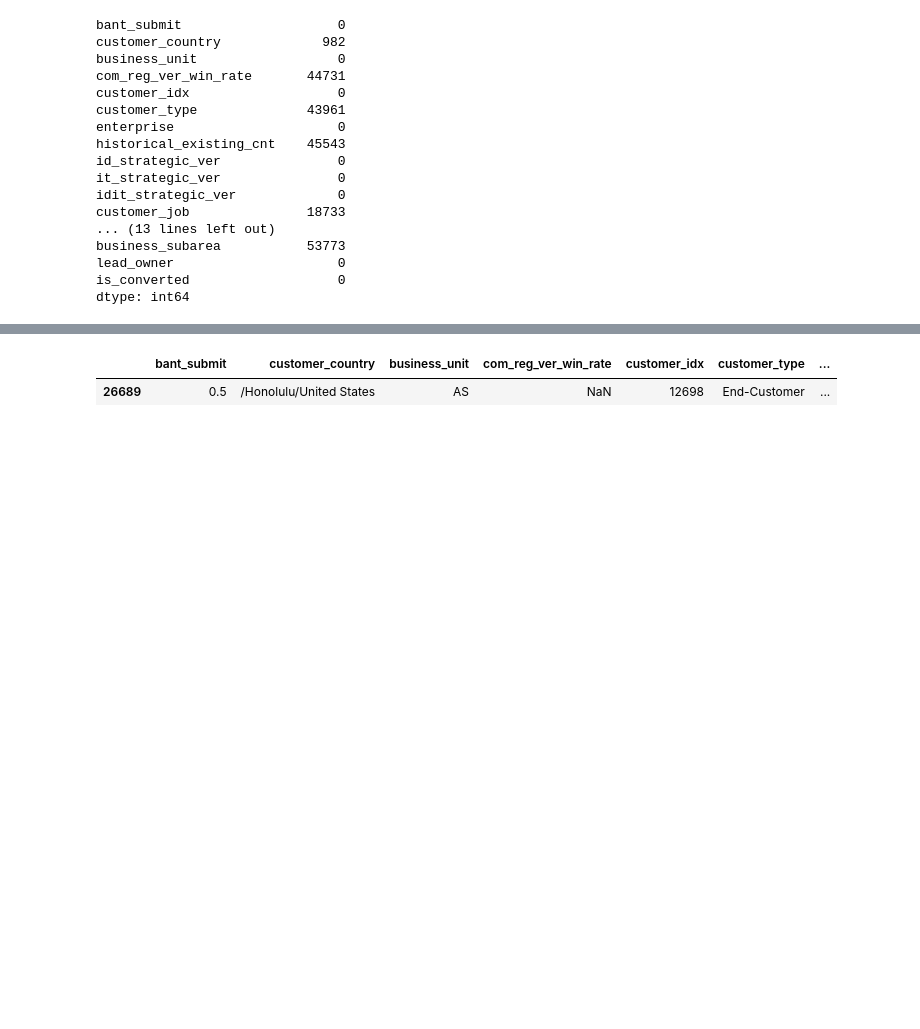
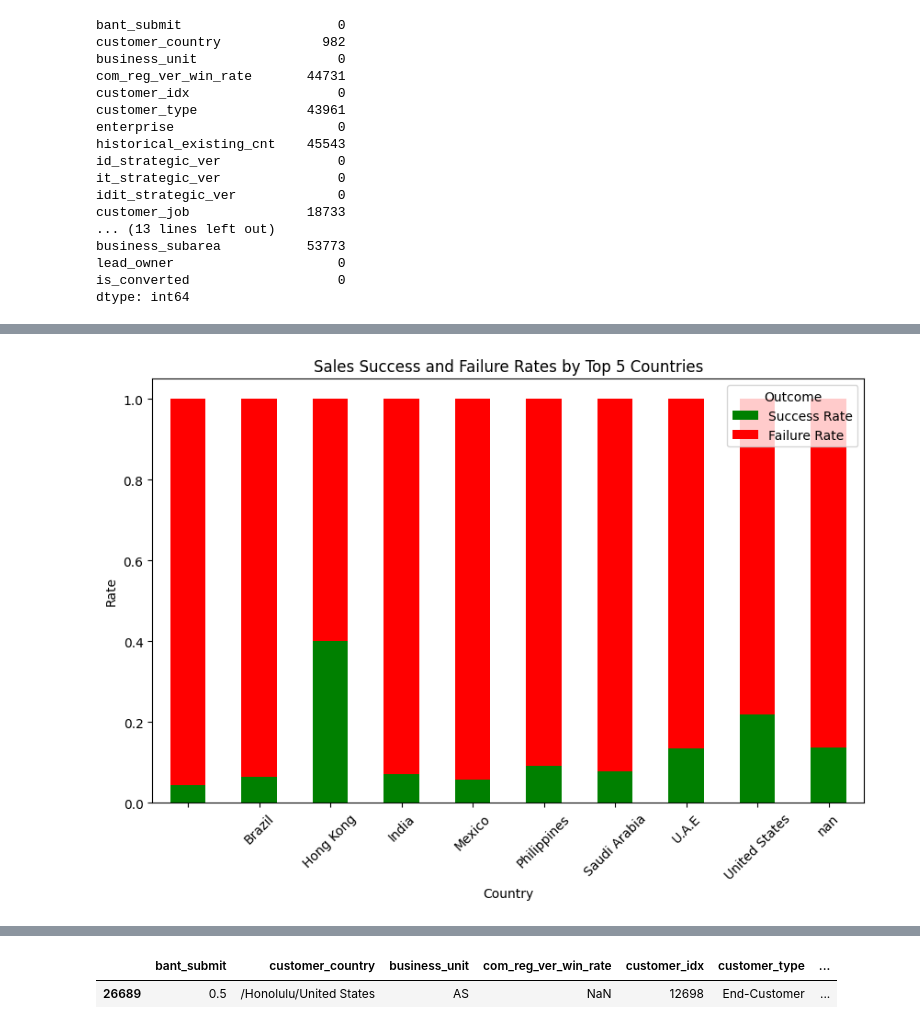
Before and after one commit to Junoflows/LG_Aimers_phase2, a Jupyter notebook: EDA.ipynb, the cells around one changed output, grey strips where cells are left out. Drawn from its saved outputs; the diff is of its cells as text; code cells hidden in the pictures; blank space fills up the shorter version.

```diff
--- a/EDA.ipynb
+++ b/EDA.ipynb
@@ -59,0 +65,23 @@ Name: customer_type, dtype: int64
+# %%
+# 상위 5개 국가 선택
+top_5_countries = sales_success_by_country.head(10).index
+
+# 상위 5개 국가에 대한 데이터 필터링
+top_5_data = df[df['country'].isin(top_5_countries)]
+
+# 상위 5개 국가별로 영업 성공/실패 비율 계산
+success_failure_by_country = top_5_data.groupby(['country', 'is_converted']).size().unstack(fill_value=0)
+success_failure_by_country['Total'] = success_failure_by_country[True] + success_failure_by_country[False]
+success_failure_by_country['Success Rate'] = success_failure_by_country[True] / success_failure_by_country['Total']
+success_failure_by_country['Failure Rate'] = success_failure_by_country[False] / success_failure_by_country['Total']
+
+# 시각화
+success_failure_by_country[['Success Rate', 'Failure Rate']].plot(kind='bar', stacked=True, figsize=(10, 6), color=['green', 'red'])
+plt.title('Sales Success and Failure Rates by Top 5 Countries')
+plt.xlabel('Country')
+plt.ylabel('Rate')
+plt.xticks(rotation=45)
+plt.legend(title='Outcome')
+plt.show()
+# %% [output]
+[figure, added]
```
Also changed, not shown: parts of 27 cells of this notebook.
